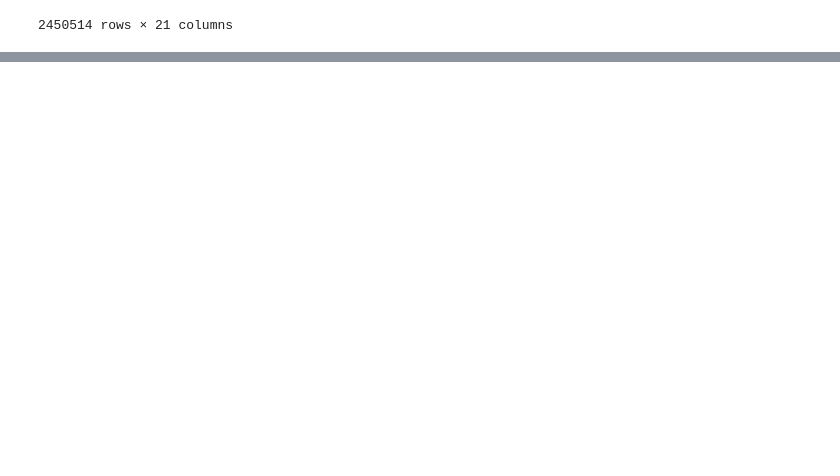
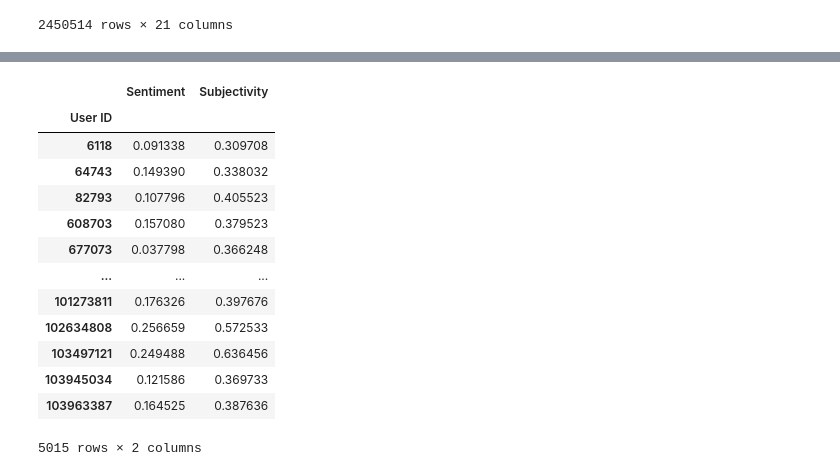
Before and after one commit to Davey-J/QM2Analysis, a Jupyter notebook: NLP Keyword Filtering.ipynb, the cells around one changed output, grey strips where cells are left out. Cells and saved outputs as stored; diff of their text form; code cells hidden in the pictures; blank space fills up the shorter version.

```diff
--- a/NLP Keyword Filtering.ipynb
+++ b/NLP Keyword Filtering.ipynb
@@ -81,0 +133,18 @@ user_data = tweet_data.groupby('User ID')
+# %%
+user_sentiment_avg = data_to_agg.groupby("User ID")[['Sentiment','Subjectivity']].mean()
+user_sentiment_avg
+# %% [output]
+|  | Sentiment | Subjectivity |
+| User ID |  |  |
+| 6118 | 0.091338 | 0.309708 |
+| 64743 | 0.149390 | 0.338032 |
+| 82793 | 0.107796 | 0.405523 |
+| 608703 | 0.157080 | 0.379523 |
+| 677073 | 0.037798 | 0.366248 |
+| ... | ... | ... |
+| 101273811 | 0.176326 | 0.397676 |
+| 102634808 | 0.256659 | 0.572533 |
+| 103497121 | 0.249488 | 0.636456 |
+| 103945034 | 0.121586 | 0.369733 |
+| 103963387 | 0.164525 | 0.387636 |
+5015 rows × 2 columns
```
Also changed, not shown: parts of 5 cells of this notebook.
